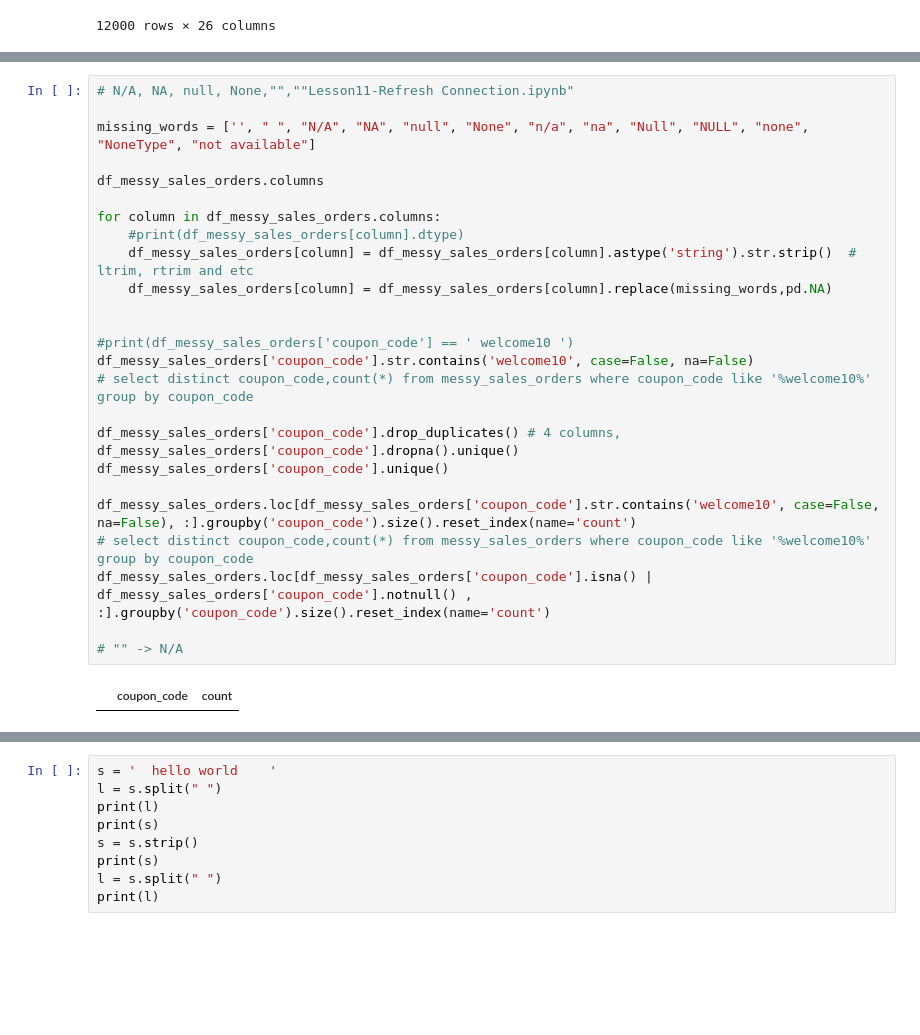
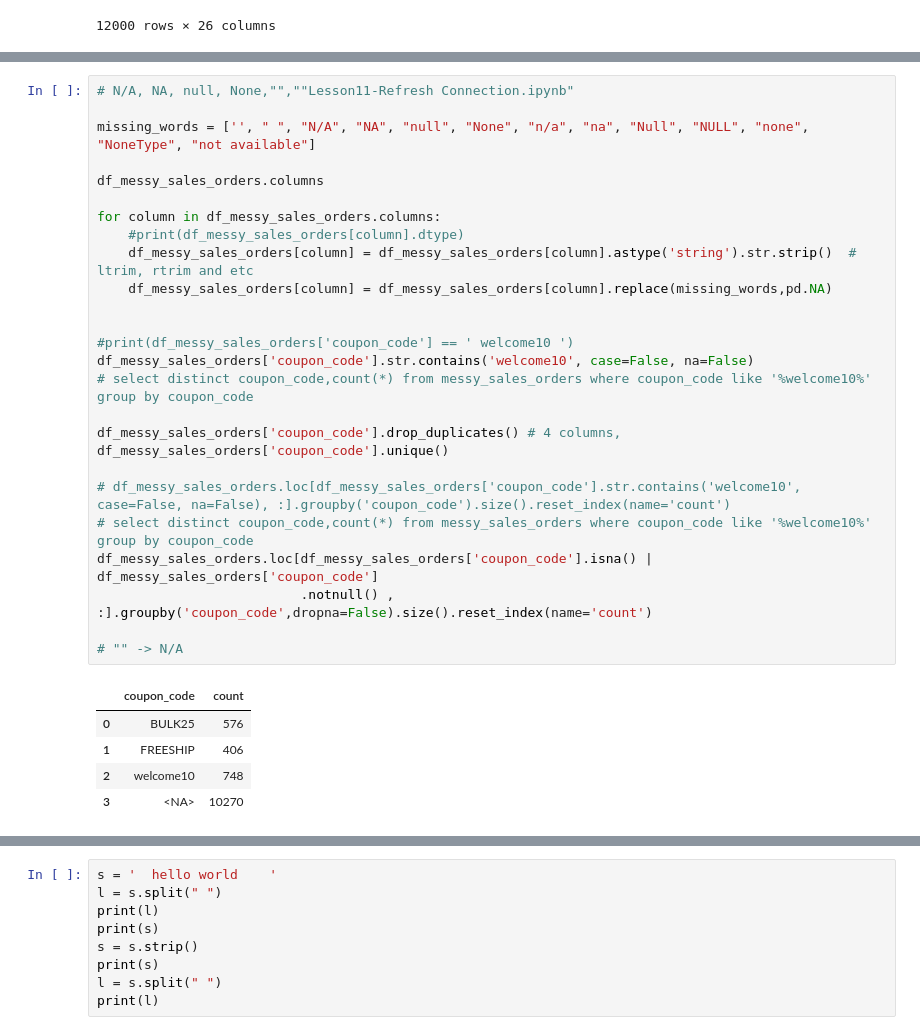
Before and after one commit to serhanoztas/Data_Science_New_Era, a Jupyter notebook: Lesson12-ETLStart.ipynb, the cells around one changed output, grey strips where cells are left out. Saved outputs shown, nothing was run; the diff lists cells and outputs as text; blank space fills up the shorter version.

```diff
--- a/Lesson12-ETLStart.ipynb
+++ b/Lesson12-ETLStart.ipynb
@@ -37,28 +47,32 @@ df_messy_sales_orders.reset_index()
 # %%
 # N/A, NA, null, None,"",""Lesson11-Refresh Connection.ipynb"
 
 missing_words = ['', " ", "N/A", "NA", "null", "None", "n/a", "na", "Null", "NULL", "none", "NoneType", "not available"]
 
 df_messy_sales_orders.columns
 
 for column in df_messy_sales_orders.columns:
     #print(df_messy_sales_orders[column].dtype)
     df_messy_sales_orders[column] = df_messy_sales_orders[column].astype('string').str.strip()  # ltrim, rtrim and etc
     df_messy_sales_orders[column] = df_messy_sales_orders[column].replace(missing_words,pd.NA)
 
 
 #print(df_messy_sales_orders['coupon_code'] == ' welcome10 ')
 df_messy_sales_orders['coupon_code'].str.contains('welcome10', case=False, na=False)
 # select distinct coupon_code,count(*) from messy_sales_orders where coupon_code like '%welcome10%' group by coupon_code
 
 df_messy_sales_orders['coupon_code'].drop_duplicates() # 4 columns,
-df_messy_sales_orders['coupon_code'].dropna().unique()
 df_messy_sales_orders['coupon_code'].unique()
 
-df_messy_sales_orders.loc[df_messy_sales_orders['coupon_code'].str.contains('welcome10', case=False, na=False), :].groupby('coupon_code').size().reset_index(name='count')
+# df_messy_sales_orders.loc[df_messy_sales_orders['coupon_code'].str.contains('welcome10', case=False, na=False), :].groupby('coupon_code').size().reset_index(name='count')
 # select distinct coupon_code,count(*) from messy_sales_orders where coupon_code like '%welcome10%' group by coupon_code
-df_messy_sales_orders.loc[df_messy_sales_orders['coupon_code'].isna() | df_messy_sales_orders['coupon_code'].notnull() , :].groupby('coupon_code').size().reset_index(name='count')
+df_messy_sales_orders.loc[df_messy_sales_orders['coupon_code'].isna() | df_messy_sales_orders['coupon_code']
+                          .notnull() , :].groupby('coupon_code',dropna=False).size().reset_index(name='count')
 
 # "" -> N/A
 # %% [output]
 |  | coupon_code | count |
+| 0 | BULK25 | 576 |
+| 1 | FREESHIP | 406 |
+| 2 | welcome10 | 748 |
+| 3 | <NA> | 10270 |
```
Also changed, not shown: parts of 13 cells of this notebook.
